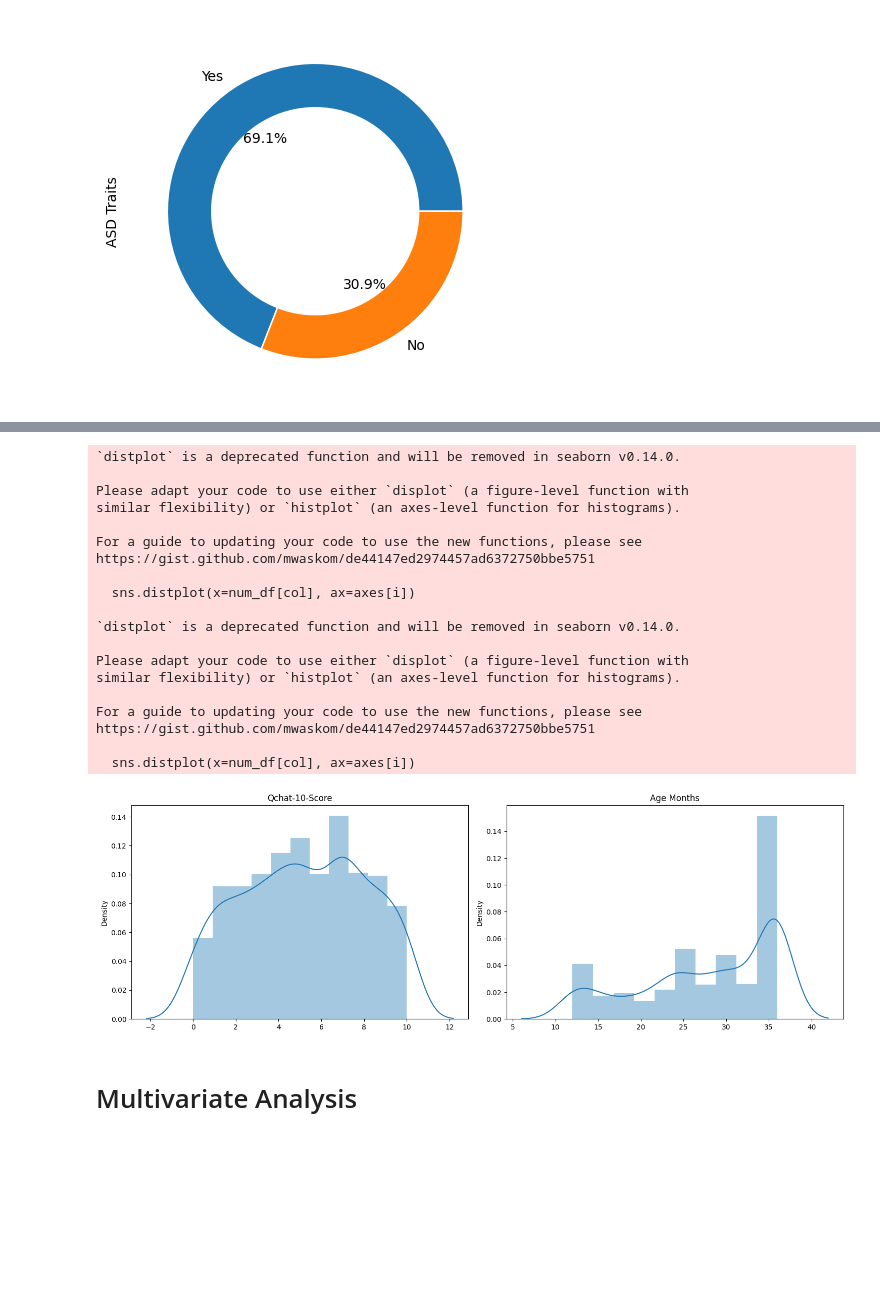
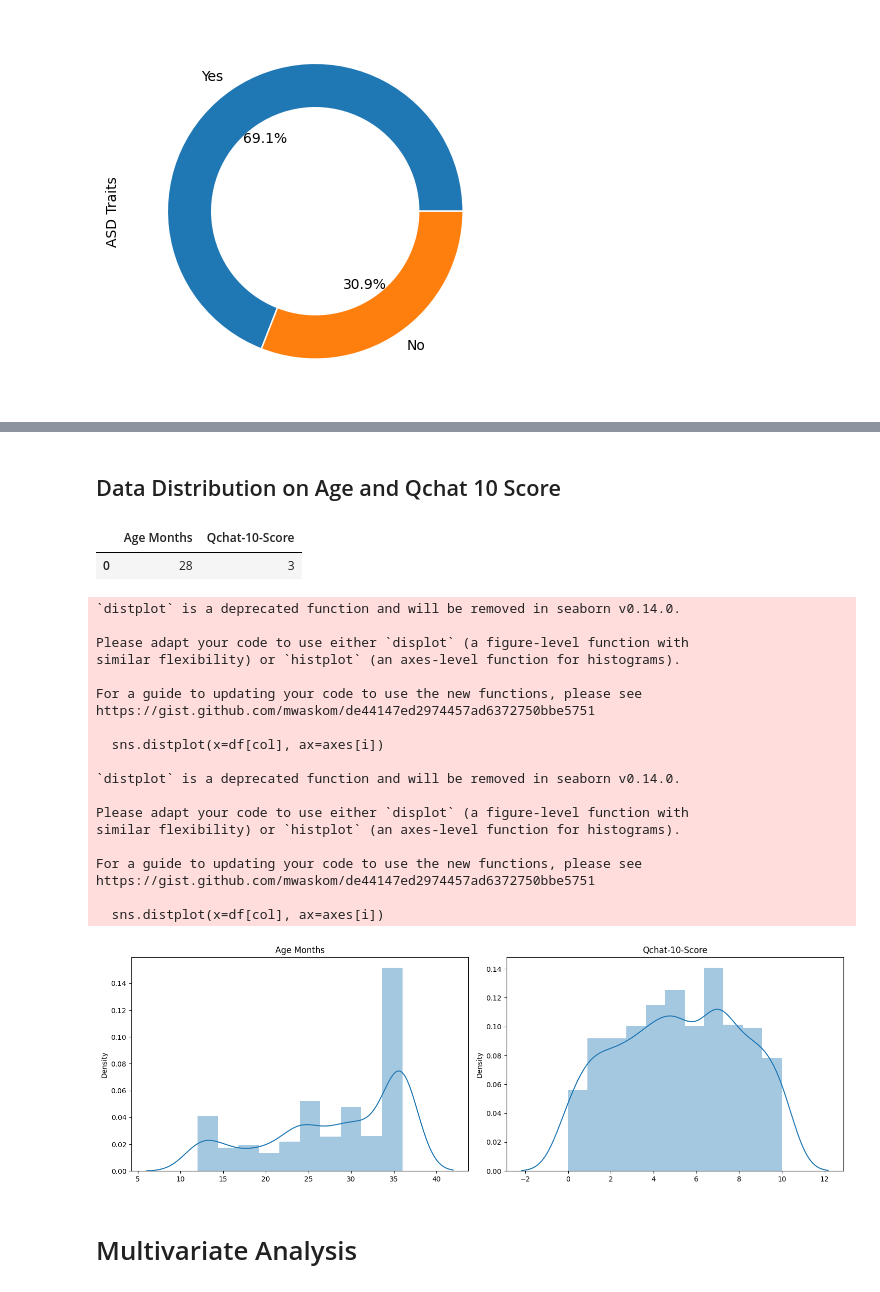
Before and after one commit to Khan996/EDA-of-Autism-, a Jupyter notebook: Autism/Autism.ipynb, the cells around one changed output, grey strips where cells are left out. Drawn from its saved outputs; the diff is of its cells as text; code cells hidden in the pictures; blank space fills up the shorter version.

```diff
--- a/Autism/Autism.ipynb
+++ b/Autism/Autism.ipynb
@@ -156,7 +156,3 @@ Health Care Professional      29
 Self                           4
 Others                         3
 Name: Who completed the test, dtype: int64
-# %%
-df["Age Months"] = df["Age_Mons"]
-df["Family Member with ASD"] = df["Family_mem_with_ASD"]
-df["ASD Traits"] = df["Class/ASD Traits "]
@@ -171,5 +159,3 @@ Index(['Case_No', 'A1', 'A2', 'A3', 'A4', 'A5', 'A6', 'A7', 'A8', 'A9', 'A10',
-# %%
-df.drop(columns=["Case_No", "Age_Mons", "Family_mem_with_ASD", "Class/ASD Traits "], axis=1, inplace=True)
 # %%
 cat_df = df[["Sex", "Ethnicity", "Jaundice", "Who completed the test", "Family Member with ASD", "ASD Traits"]]
 num_df = df[["A1", "A2", "A3", "A4","A5","A6", "A7", "A8", "A9", "A10", "Qchat-10-Score", "Age Months"]]
@@ -176,6 +167,6 @@ num_df = df[["A1", "A2", "A3", "A4","A5","A6", "A7", "A8", "A9", "A10", "Qchat-1
 # %%
-for col in cat_df.columns:
-    print(col,"\n", cat_df[col].unique(), "\n")
+for col in df.iloc[:, 13: ]:
+    print(col,"\n", df[col].unique(), "\n")
 # %% [output]
 Sex
  ['f' 'm']
@@ -233,7 +235,7 @@ df["ASD Traits"].value_counts().plot(kind="pie", autopct="%1.1f%%", wedgeprops=d
 fig, axes = plt.subplots(6, 3, figsize=(15, 35))
 
 axes = axes.ravel()
-for i, col in enumerate(df.columns):
+for i, col in enumerate(df.iloc[:,1:]):
     sns.countplot(x=df[col], ax=axes[i])
     axes[i].set_title(col)
     if col == "Who completed the test" or col == "Ethnicity" or col == "Age Months":
@@ -245,31 +247,38 @@ plt.show()
+# %% [markdown]
+## Data Distribution on Age and Qchat 10 Score
+# %%
+df.iloc[:, 11:13].head(1)
+# %% [output]
+|  | Age Months | Qchat-10-Score |
+| 0 | 28 | 3 |
 # %%
 fig, axes = plt.subplots(1, 2, figsize=(15, 5))
 axes = axes.ravel()
-for i, col in enumerate(num_df.iloc[:, 10:]):
-    sns.distplot(x=num_df[col], ax=axes[i])
+for i, col in enumerate(df.iloc[:, 11:13]):
+    sns.distplot(x=df[col], ax=axes[i])
     axes[i].set_title(col)
 plt.tight_layout()
 plt.show()
 # %% [output]
 `distplot` is a deprecated function and will be removed in seaborn v0.14.0.
 
 Please adapt your code to use either `displot` (a figure-level function with
 similar flexibility) or `histplot` (an axes-level function for histograms).
 
 For a guide to updating your code to use the new functions, please see
 https://gist.github.com/mwaskom/de44147ed2974457ad6372750bbe5751
 
-  sns.distplot(x=num_df[col], ax=axes[i])
+  sns.distplot(x=df[col], ax=axes[i])
 
 `distplot` is a deprecated function and will be removed in seaborn v0.14.0.
 
 Please adapt your code to use either `displot` (a figure-level function with
 similar flexibility) or `histplot` (an axes-level function for histograms).
 
 For a guide to updating your code to use the new functions, please see
 https://gist.github.com/mwaskom/de44147ed2974457ad6372750bbe5751
 
-  sns.distplot(x=num_df[col], ax=axes[i])
+  sns.distplot(x=df[col], ax=axes[i])
-[figure, old version]
+[figure, new version]
 # %% [markdown]
 # Multivariate Analysis
```
Also changed, not shown: parts of 38 cells of this notebook.
